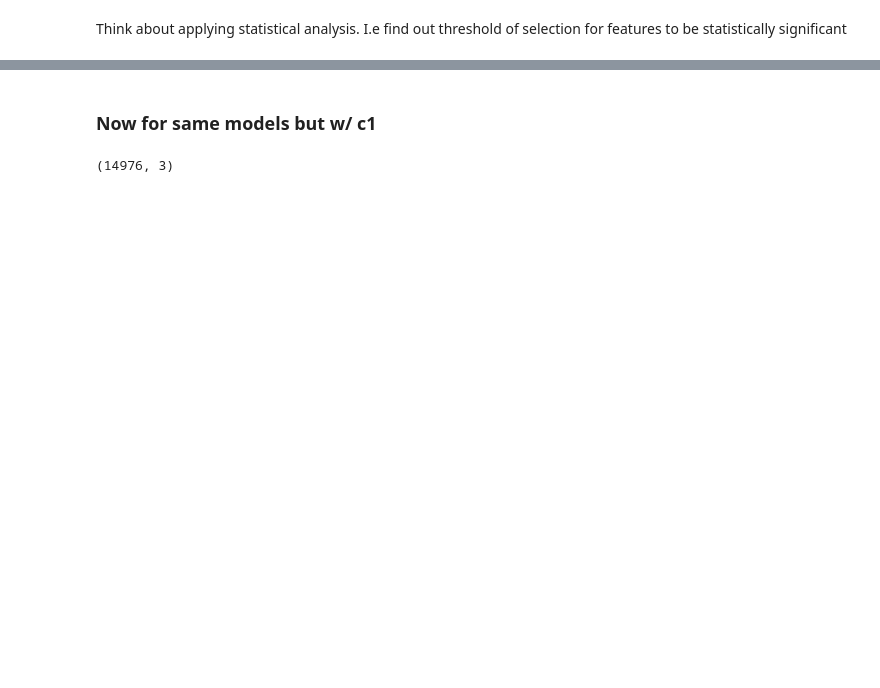
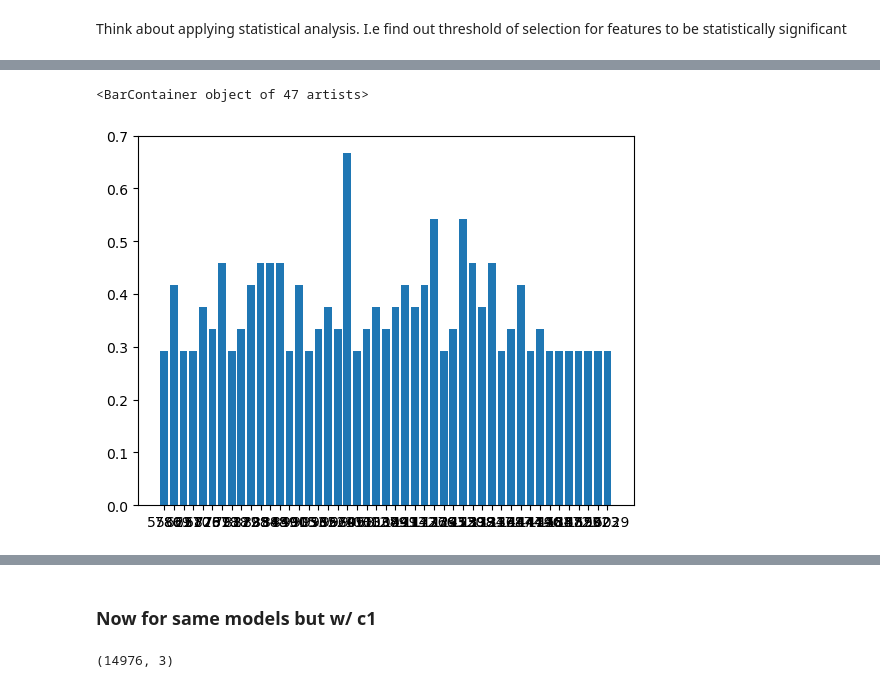
Before and after one commit to ethangm/aso-modeling, a Jupyter notebook: viz_for_paper.ipynb, the cells around one changed output, grey strips where cells are left out. Saved outputs shown, nothing was run; the diff lists cells and outputs as text; code cells hidden in the pictures; blank space fills up the shorter version.

```diff
--- a/viz_for_paper.ipynb
+++ b/viz_for_paper.ipynb
@@ -40,0 +48,8 @@ Think about applying statistical analysis. I.e find out threshold of selection f
+# %%
+more_ids = more_than_six[:, 0].astype(int)
+more_freqs = more_than_six[:, 1].astype(int)
+# %%
+# gotta convert to frequency
+# 24 feature selecting pipelines in full_reg
+more_freqs = [float(i) / 24 for i in more_freqs]
+more_freqs
@@ -41,3 +74,8 @@ Think about applying statistical analysis. I.e find out threshold of selection f
+# %%
+plt.bar(more_ids.astype(str), more_freqs)
+# %% [output]
+<BarContainer object of 47 artists>
+[figure, added]
 # %%
 filtered_more = grid[more_ids]
 # %%
```
Also changed, not shown: parts of 36 cells of this notebook, 4 other files.
